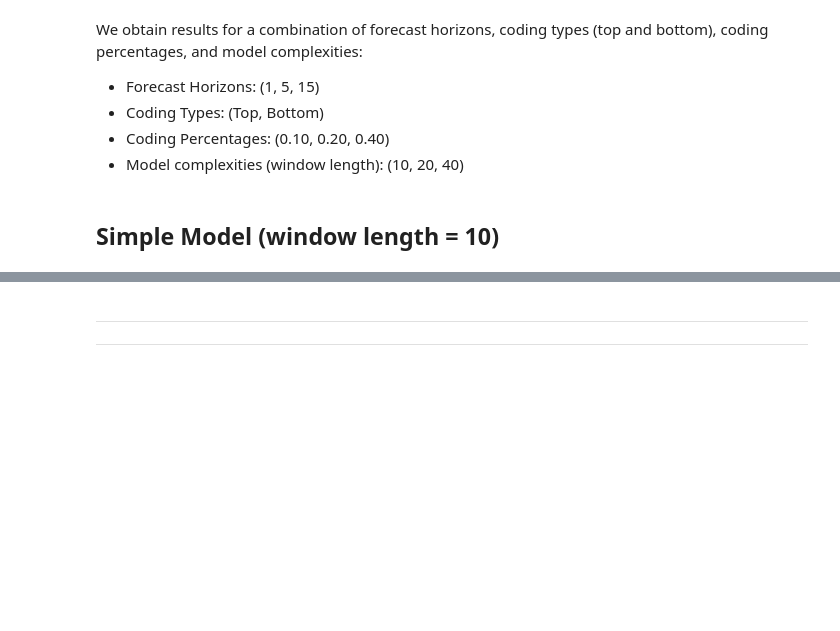
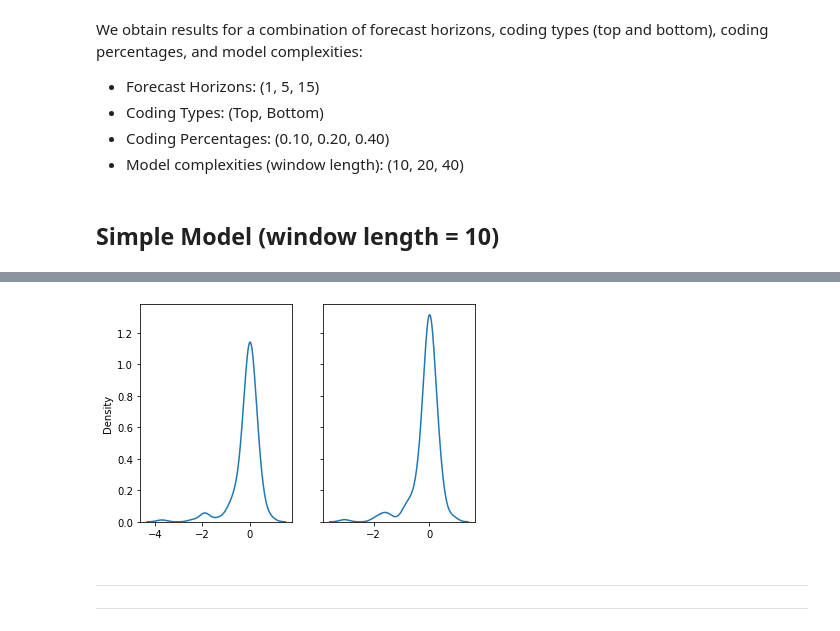
Before and after one commit to cdbale/Privacy-and-Forecasting-Empirical, a Jupyter notebook: Code/Analysis/Top_Bottom_Coding_Global_LGBM.ipynb, the cells around one changed output, grey strips where cells are left out. Drawn from its saved outputs; the diff is of its cells as text; code cells hidden in the pictures; blank space fills up the shorter version.

```diff
--- a/Code/Analysis/Top_Bottom_Coding_Global_LGBM.ipynb
+++ b/Code/Analysis/Top_Bottom_Coding_Global_LGBM.ipynb
@@ -69,3 +114,11 @@ results_dict_10
+# %%
+# call regplot on each axes
+fig, (ax1, ax2) = plt.subplots(ncols=2, sharey=True)
+sns.kdeplot(x=pct_maes, ax=ax1)
+sns.kdeplot(x=pct_rmses, ax=ax2)
+plt.show()
+# %% [output]
+[figure, added]
 # %% [markdown]
 ***
 ***
```
Also changed, not shown: parts of 17 cells of this notebook, 10 other files.
